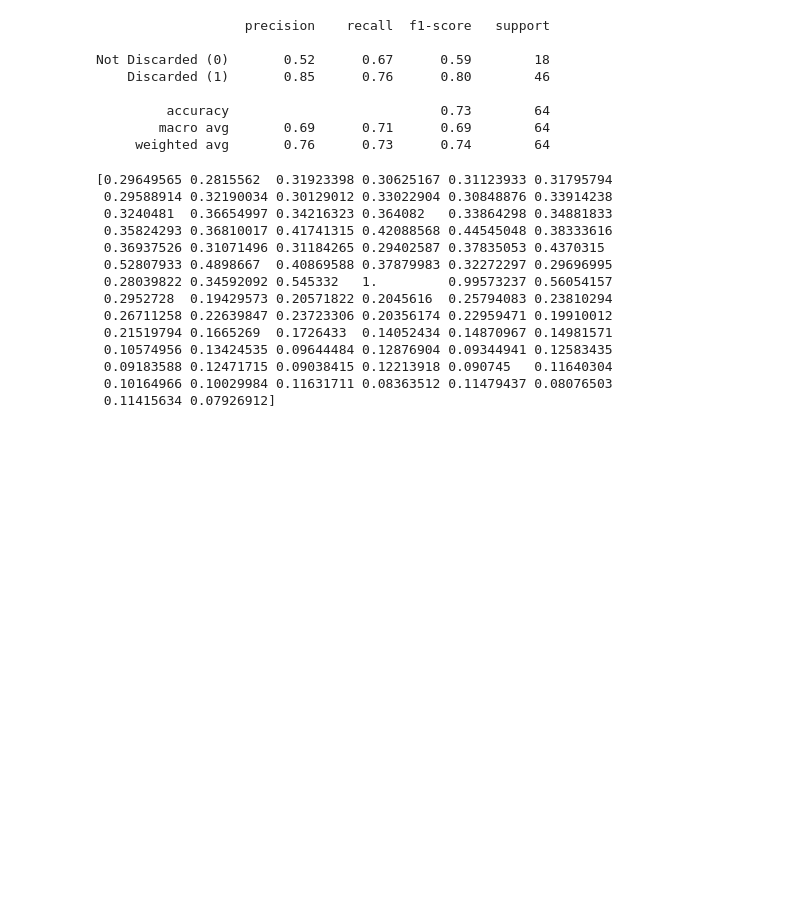
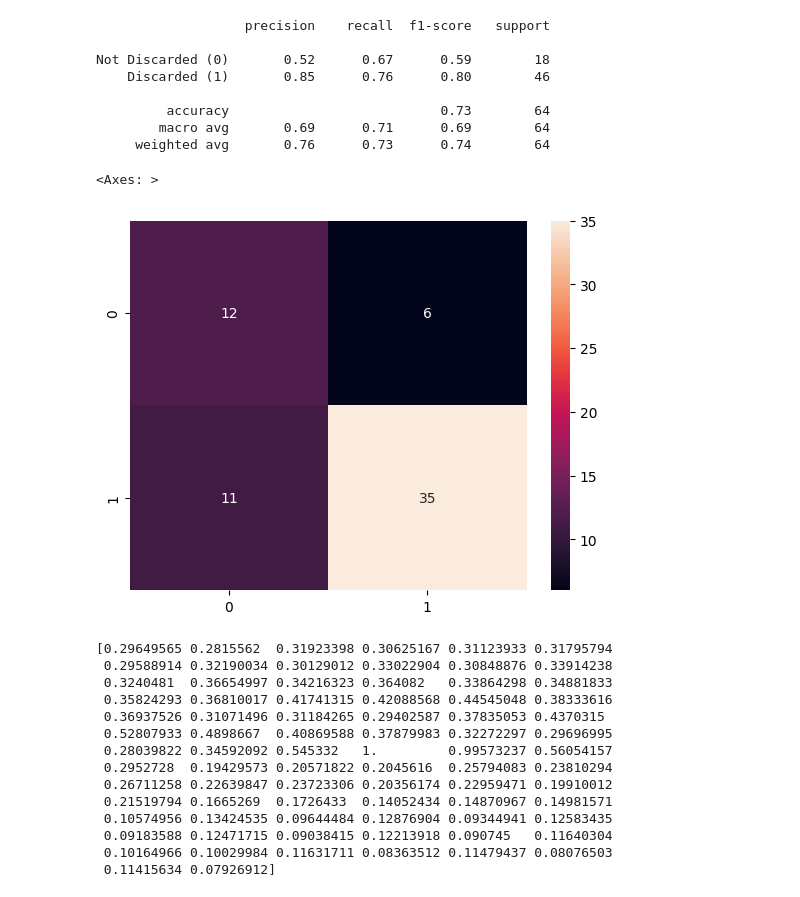
Before and after one commit to Nikhitha-N/protein_spectrometry_data, a Jupyter notebook: Binary_classification.ipynb, the cells around one changed output. Saved outputs shown, nothing was run; the diff lists cells and outputs as text; code cells hidden in the pictures; blank space fills up the shorter version.

```diff
--- a/Binary_classification.ipynb
+++ b/Binary_classification.ipynb
@@ -216,6 +238,12 @@ Not Discarded (0)       0.52      0.67      0.59        18
          accuracy                           0.73        64
         macro avg       0.69      0.71      0.69        64
      weighted avg       0.76      0.73      0.74        64
+# %%
+con_mat=confusion_matrix(y_test,y_pred)
+sns.heatmap(con_mat,annot=True)
+# %% [output]
+<Axes: >
+[figure, added]
 # %%
 print(norm_intensity)
 # %% [output]
```
Also changed, not shown: parts of 8 cells of this notebook.
